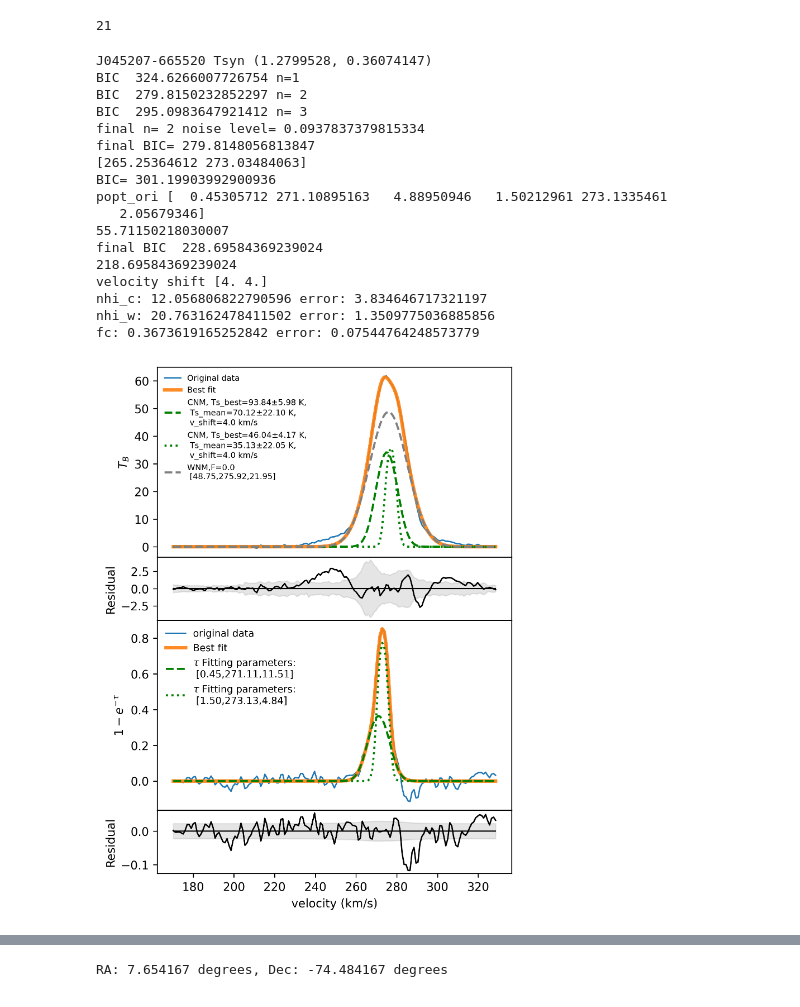
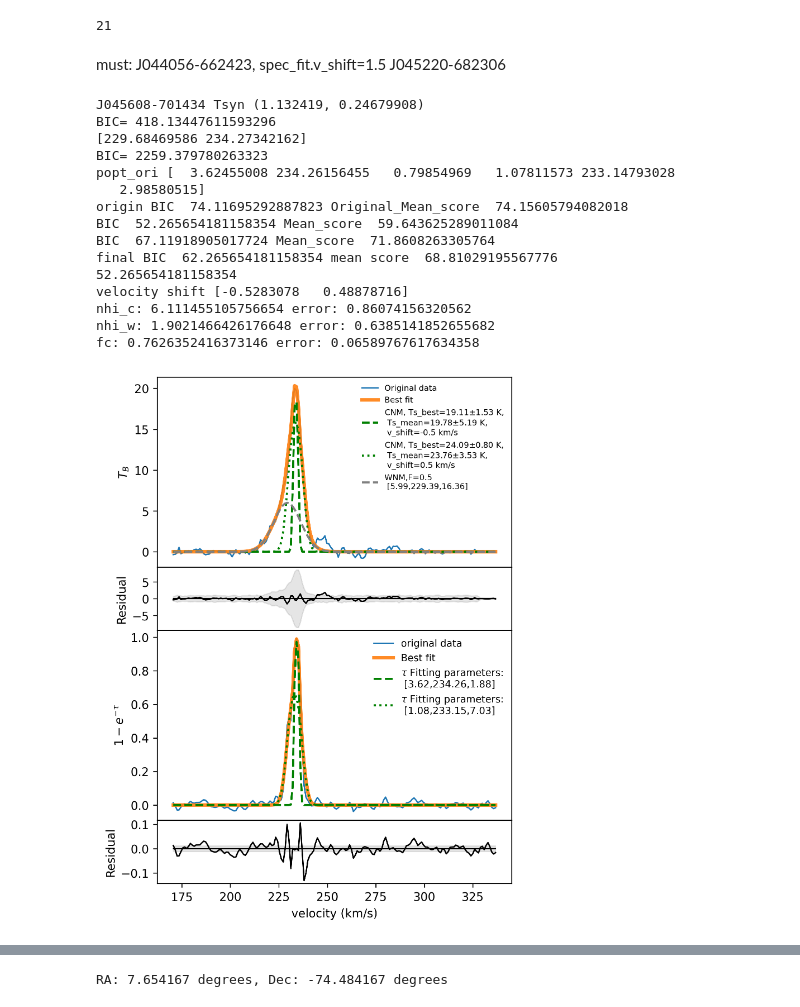
Before and after one commit to retarchen/Absorption_fitting, a Jupyter notebook: test.ipynb, the cells around one changed output, grey strips where cells are left out. Drawn from its saved outputs; the diff is of its cells as text; code cells hidden in the pictures.

```diff
--- a/test.ipynb
+++ b/test.ipynb
@@ -210,6 +187,10 @@ p=np.argwhere(np.array(nlist)=='J045207-665520').flatten()
 p[0]
 # %% [output]
 21
+# %% [markdown]
+must:
+J044056-662423, spec_fit.v_shift=1.5
+J045220-682306
 # %%
 reload(rd)
 reload(radiative_transfer.Gaussian_fitting)
@@ -218,7 +199,7 @@ reload(radiative_transfer)
 from radiative_transfer import Gf
 from radiative_transfer import sd
 j=207
-p=np.argwhere(np.array(nlist)=='J045207-665520').flatten()
+p=np.argwhere(np.array(nlist)=='J045608-701434').flatten()
 j=p[0]
 print(nlist[j],'Tsyn',rd.read_synchro_emi(nlist[j]))
 
@@ -236,55 +217,54 @@ ax = [ax1_first,
 
 '''
 sd.fit_and_plot(x,y,yerr,xemi,yemi,yemi_err,ax,name=nlist[j],savetxt=False,
                 peak_abs=[],peak_emi=[],Tsmin=3.77,
                  fit_mode='BIC',v_sh=4)
 
 '''
-tsyn,_=rd.read_synchro_emi(nlist[j])
+tsyn,_=rd.read_synchro_emi(nlist[j],radius=30)
 spec_fit=sd(x,y,yerr,xemi,yemi,yemi_err)
 spec_fit.name=nlist[j]
 spec_fit.v_shift=4.
-spec_fit.peak_abs=[]
-spec_fit.peak_emi=[280]
-spec_fit.Tsmin=2.73
+spec_fit.peak_abs=[236,234]
+spec_fit.peak_emi=[]
+spec_fit.Tsmin=2.73+tsyn
 spec_fit.Tsky=2.73+tsyn
-spec_fit.savecsv=True
 spec_fit.fit_mode='BIC'
 spec_fit.ax=ax
+spec_fit.savecsv=True
+spec_fit.renew=True
 spec_fit.datapath=datapathbase + '/output_data/LMC_fitting/'
-spec_fit.renew=True
+
 spec_fit.fit_and_plot()
-#fig.savefig(datapathbase + '/output_data/LMC_fitting/plots/%s.png' % (nlist[j]), dpi=300, bbox_inches='tight')
+fig.savefig(datapathbase + '/output_data/LMC_fitting/plots/%s.png' % (nlist[j]), dpi=300, bbox_inches='tight')
 
 
 #sd.fit_and_plot(x,y,yerr,xemi,yemi,yemi_err,ax,name=nlist[j],savetxt=True,
 #                peak_abs=[],peak_emi=[],Tsmin=3.77,
 #                 fit_mode='BIC',v_sh=4)
 #fig.savefig(datapathbase + '/output_data/LMC_fitting/plots/%s.png' % (nlist[j]), dpi=300, bbox_inches='tight')
 
 
 #_p0_1 [236.9321834    3.77         4.09131915 219.66710586   1.        ]
 #_p0_1 [236.9321834    3.77         4.09131915 269.50386511   1.        ]
 #_p0_1 [236.9321834    3.77         4.09131915 263.64071696   1.        ]
 #_p0_1 [236.9321834    3.77         4.09131915 250.93722931   1.        ]
 
 #fig.savefig(datapathbase+'/output_data/LMC_fitting/plots/%s.png'%(nlist[j]), dpi=300, bbox_inches='tight')
 # %% [output]
-J045207-665520 Tsyn (1.2799528, 0.36074147)
-BIC  324.6266007726754 n=1
-BIC  279.8150232852297 n= 2
-BIC  295.0983647921412 n= 3
-final n= 2 noise level= 0.0937837379815334
-final BIC= 279.8148056813847
-[265.25364612 273.03484063]
-BIC= 301.19903992900936
-popt_ori [  0.45305712 271.10895163   4.88950946   1.50212961 273.1335461
-   2.05679346]
-55.71150218030007
-final BIC  228.69584369239024
-218.69584369239024
-velocity shift [4. 4.]
-nhi_c: 12.056806822790596 error: 3.834646717321197
-nhi_w: 20.763162478411502 error: 1.3509775036885856
-fc: 0.3673619165252842 error: 0.07544764248573779
+J045608-701434 Tsyn (1.132419, 0.24679908)
+BIC= 418.13447611593296
+[229.68469586 234.27342162]
+BIC= 2259.379780263323
+popt_ori [  3.62455008 234.26156455   0.79854969   1.07811573 233.14793028
+   2.98580515]
+origin BIC  74.11695292887823 Original_Mean_score  74.15605794082018
+BIC  52.265654181158354 Mean_score  59.643625289011084
+BIC  67.11918905017724 Mean_score  71.8608263305764
+final BIC  62.265654181158354 mean score  68.81029195567776
+52.265654181158354
+velocity shift [-0.5283078   0.48878716]
+nhi_c: 6.111455105756654 error: 0.86074156320562
+nhi_w: 1.9021466426176648 error: 0.6385141852655682
+fc: 0.7626352416373146 error: 0.06589767617634358
-[figure, old version]
+[figure, new version]
```
Also changed, not shown: parts of 4 cells of this notebook, 3 other files.
